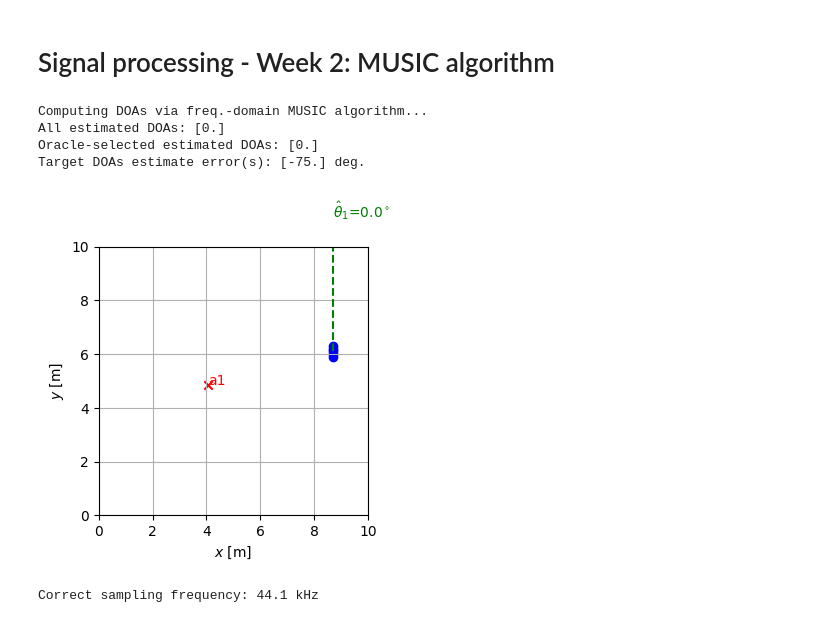
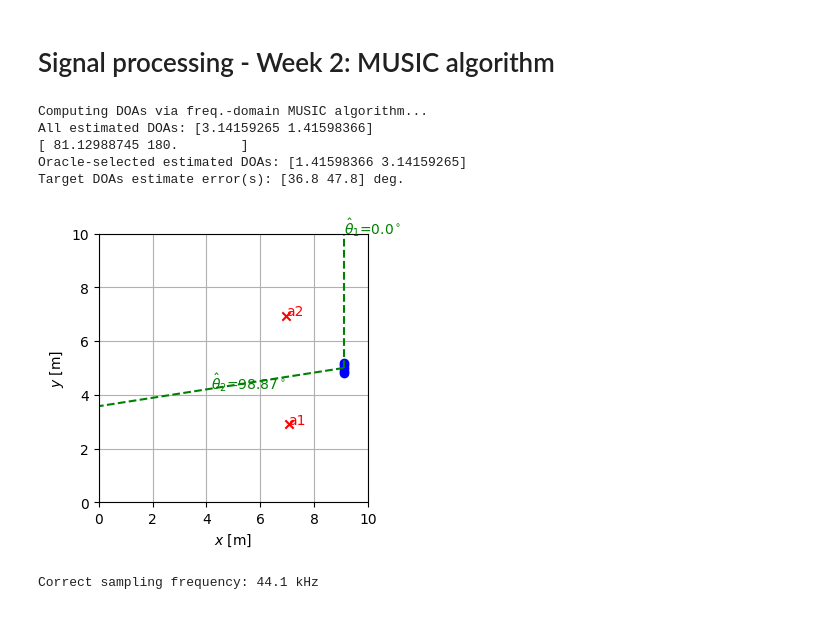
Before and after one commit to HeartUnderBladepyz/P-D-ISSP, a Jupyter notebook: notebook_skeleton.ipynb, the cells around one changed output. Saved outputs shown, nothing was run; the diff lists cells and outputs as text; code cells hidden in the pictures.

```diff
--- a/notebook_skeleton.ipynb
+++ b/notebook_skeleton.ipynb
@@ -211,10 +224,10 @@ def create_micsigs(target_audio_files, noise_audio_files, acousticScenario, T_s,
 
 hm_sources = ["C:/Users/uprub/Documents/PandD/pandd2023-base/sound_files/head_mounted_rirs/s30"]
 Time_duration = 5
-mic, speech, noise, _ = create_micsigs(["C:/Users/uprub/Documents/PandD/pandd2023-base/sound_files/rep_part1_track1_dry.wav","C:/Users/uprub/Documents/PandD/pandd2023-base/sound_files/rep_part1_track1_dry.wav"], ["C:/Users/uprub/Documents/PandD/pandd2023-base/sound_files/Babble_noise1.wav"], acousticScenario, Time_duration, [])
+mic, speech, noise, _ = create_micsigs(["C:/Users/uprub/Documents/PandD/pandd2023-base/sound_files/whitenoise_signal_1.wav"], [], acousticScenario, Time_duration, [])
 plt.figure(figsize=(10, 4))
-plt.plot(mic[5500:6000, 0], label="Mic 1 Signal")
-plt.plot(mic[5500:6000, 1], label="Mic 2 Signal")
+plt.plot(mic[:, 0], label="Mic 1 Signal")
+plt.plot(mic[:, 1], label="Mic 2 Signal")
 plt.legend()
 plt.title("Mic Signals")
 plt.show()
@@ -433,6 +505,7 @@ def TDOA_corr_2(audio1_name, audio2_name, noise_name, acousticScenario, mic, Ts)
 
  print(f"estimated DOA: {DOA_estimate[1]:.2f} degrees")
  print(f"estimated DOA: {DOA_estimate[0]:.2f} degrees")
+ return DOA_estimate
 
-TDOA_corr_2("C:/Users/uprub/Documents/PandD/pandd2023-base/sound_files/whitenoise_signal_1.wav", "C:/Users/uprub/Documents/PandD/pandd2023-base/sound_files/whitenoise_signal_2.wav", "", acousticScenario, [0, 1], 5)
+DOA_estimate = TDOA_corr_2("C:/Users/uprub/Documents/PandD/pandd2023-base/sound_files/part1_track1_dry.wav", "C:/Users/uprub/Documents/PandD/pandd2023-base/sound_files/part1_track2_dry.wav", "", acousticScenario, [0, 1], 5)
 # %% [output]
@@ -562,35 +635,37 @@ listen_to_array(binaural_signal, fs)
 # %%
 import numpy as np
 
 winLength = 1024 # Window length
 nSources = acousticScenario.RIRsAudio.shape[-1] #+\
 #    acousticScenario.RIRsNoise.shape[-1] # Number of sources
 theta = np.arange(0, np.pi, step=np.pi / 360)  # angles to consider
 
 print('Computing DOAs via freq.-domain MUSIC algorithm...')
 
 
 # DOAestAll = yourMUSIC() ...
-DOAestAll = np.zeros(nSources)  # default
+DOAestAll = np.pi - np.array(DOA_estimate) * (2 * np.pi / 360)  # default
 
 
-print(f'All estimated DOAs: {DOAestAll * 180/np.pi}')
+print(f'All estimated DOAs: {DOAestAll}')
 
 # ------------------ DOA estimation performance check ------------------
 # Oracle selection of the target DOA
 DOAest, oracleDOAtalkers = genfcns.oracle_choice_doa(
     DOAestAll, acousticScenario
 )
-print(f'Oracle-selected estimated DOAs: {DOAest * 180/np.pi}')
+print(DOAest * (360/(2*np.pi)))
+print(f'Oracle-selected estimated DOAs: {DOAest}')
 # Check validity
-genfcns.check_plot_tdoas(DOAest, DOAestAll, acousticScenario)
-print(f'Target DOAs estimate error(s): {np.round((DOAest - oracleDOAtalkers) * 180/np.pi, 1)} deg.')
+genfcns.check_plot_tdoas(np.pi - DOAest, np.pi -DOAestAll, acousticScenario)
+print(f'Target DOAs estimate error(s): {np.round(((DOAest - oracleDOAtalkers) * (360/(np.pi * 2))), 1)} deg.')
 # %% [output]
 Computing DOAs via freq.-domain MUSIC algorithm...
-All estimated DOAs: [0.]
-Oracle-selected estimated DOAs: [0.]
-Target DOAs estimate error(s): [-75.] deg.
+All estimated DOAs: [3.14159265 1.41598366]
+[ 81.12988745 180.        ]
+Oracle-selected estimated DOAs: [1.41598366 3.14159265]
+Target DOAs estimate error(s): [36.8 47.8] deg.
-[figure, old version]
+[figure, new version]
 # %%
 #frequency check
 if acousticScenario.fs == 44100:
```
Also changed, not shown: parts of 25 cells of this notebook.
